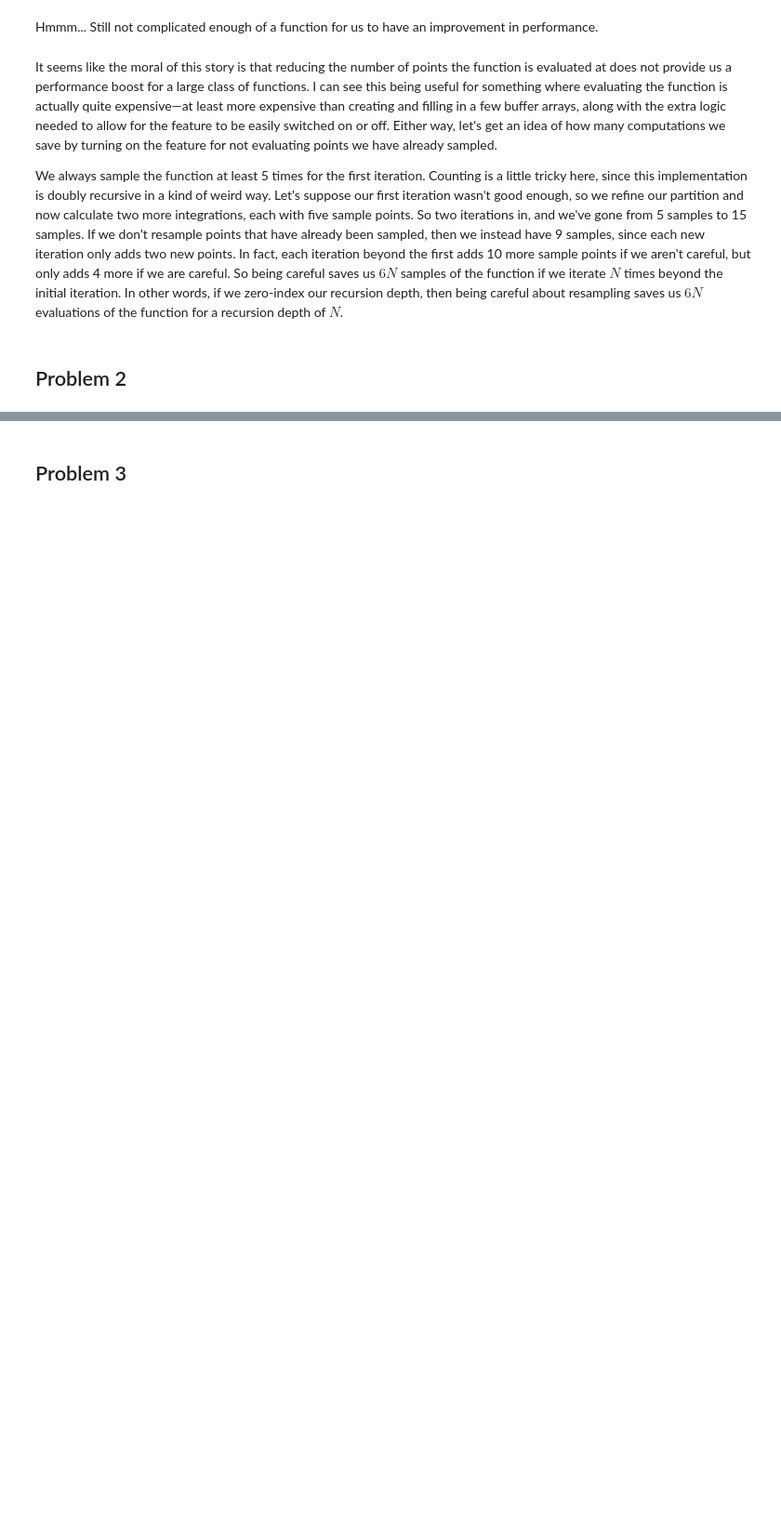
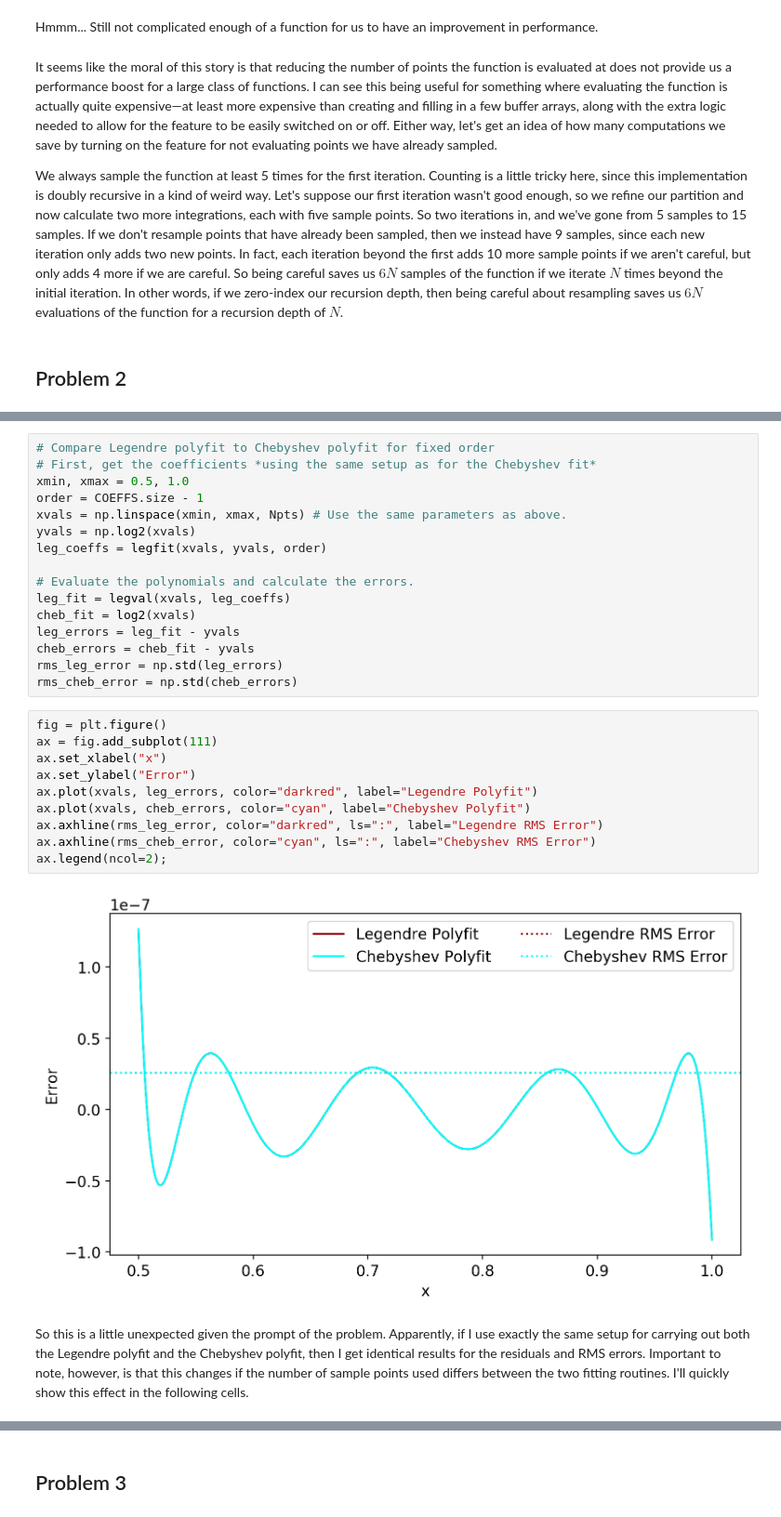
Before and after one commit to r-pascua/phys_512_f2020, a Jupyter notebook: PS2/PS2.ipynb, the cells around one changed output, grey strips where cells are left out. Shown at 93% size. Cells and saved outputs as stored; diff of their text form; blank space fills up the shorter version.

```diff
--- a/PS2/PS2.ipynb
+++ b/PS2/PS2.ipynb
@@ -188,0 +291,30 @@ plt.plot(xvals, y_est)
+# %%
+# Compare Legendre polyfit to Chebyshev polyfit for fixed order
+# First, get the coefficients *using the same setup as for the Chebyshev fit*
+xmin, xmax = 0.5, 1.0
+order = COEFFS.size - 1
+xvals = np.linspace(xmin, xmax, Npts) # Use the same parameters as above.
+yvals = np.log2(xvals)
+leg_coeffs = legfit(xvals, yvals, order)
+
+# Evaluate the polynomials and calculate the errors.
+leg_fit = legval(xvals, leg_coeffs)
+cheb_fit = log2(xvals)
+leg_errors = leg_fit - yvals
+cheb_errors = cheb_fit - yvals
+rms_leg_error = np.std(leg_errors)
+rms_cheb_error = np.std(cheb_errors)
+# %%
+fig = plt.figure()
+ax = fig.add_subplot(111)
+ax.set_xlabel("x")
+ax.set_ylabel("Error")
+ax.plot(xvals, leg_errors, color="darkred", label="Legendre Polyfit")
+ax.plot(xvals, cheb_errors, color="cyan", label="Chebyshev Polyfit")
+ax.axhline(rms_leg_error, color="darkred", ls=":", label="Legendre RMS Error")
+ax.axhline(rms_cheb_error, color="cyan", ls=":", label="Chebyshev RMS Error")
+ax.legend(ncol=2);
+# %% [output]
+[figure, added]
+# %% [markdown]
+So this is a little unexpected given the prompt of the problem. Apparently, if I use exactly the same setup for carrying out both the Legendre polyfit and the Chebyshev polyfit, then I get identical results for the residuals and RMS errors. Important to note, however, is that this changes if the number of sample points used differs between the two fitting routines. I'll quickly show this effect in the following cells.
```
Also changed, not shown: parts of 35 cells of this notebook.
